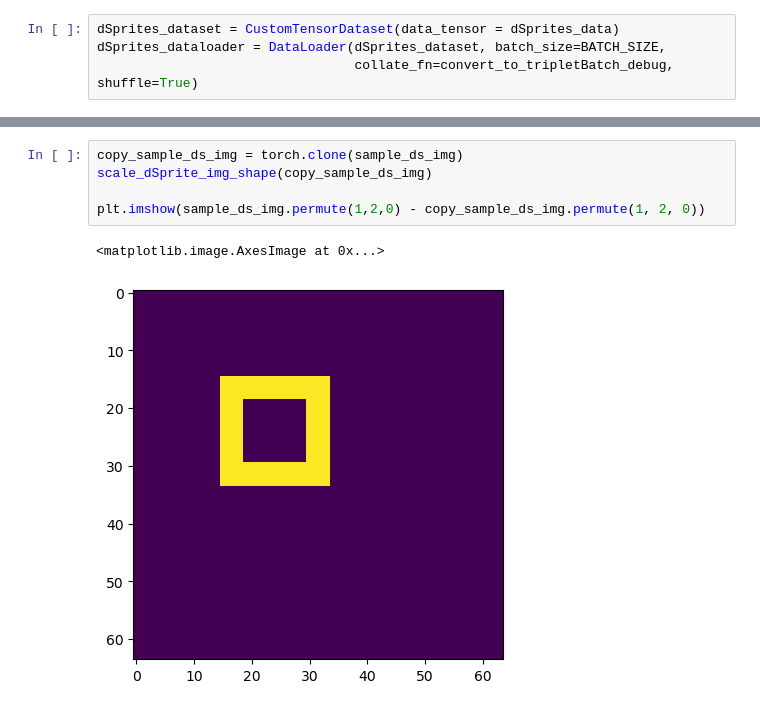
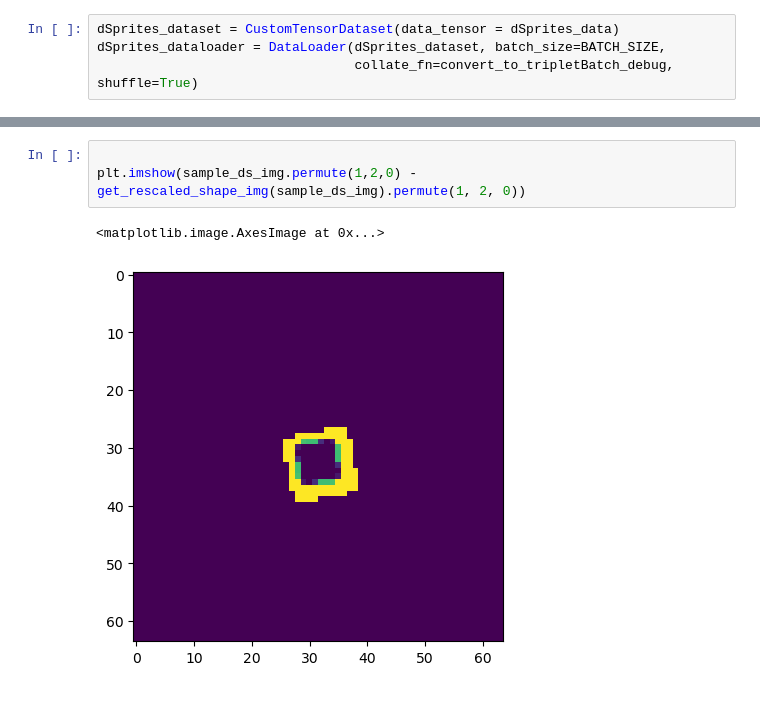
Before and after one commit to joegenius98/Undergrad_Honors_Thesis, a Jupyter notebook: Disentangling/triplet_dataloader_exs.ipynb, the cells around one changed output, grey strips where cells are left out. Saved outputs shown, nothing was run; the diff lists cells and outputs as text.

```diff
--- a/Disentangling/triplet_dataloader_exs.ipynb
+++ b/Disentangling/triplet_dataloader_exs.ipynb
@@ -386,8 +411,6 @@ plt.imshow(get_rescaled_img_with_padding(sample_ds_img).permute(1, 2, 0))
 # %%
-copy_sample_ds_img = torch.clone(sample_ds_img)
-scale_dSprite_img_shape(copy_sample_ds_img)
 
-plt.imshow(sample_ds_img.permute(1,2,0) - copy_sample_ds_img.permute(1, 2, 0))
+plt.imshow(sample_ds_img.permute(1,2,0) - get_rescaled_shape_img(sample_ds_img).permute(1, 2, 0))
 # %% [output]
 <matplotlib.image.AxesImage at 0x...>
-[figure, old version]
+[figure, new version]
```
Also changed, not shown: parts of 10 cells of this notebook.
